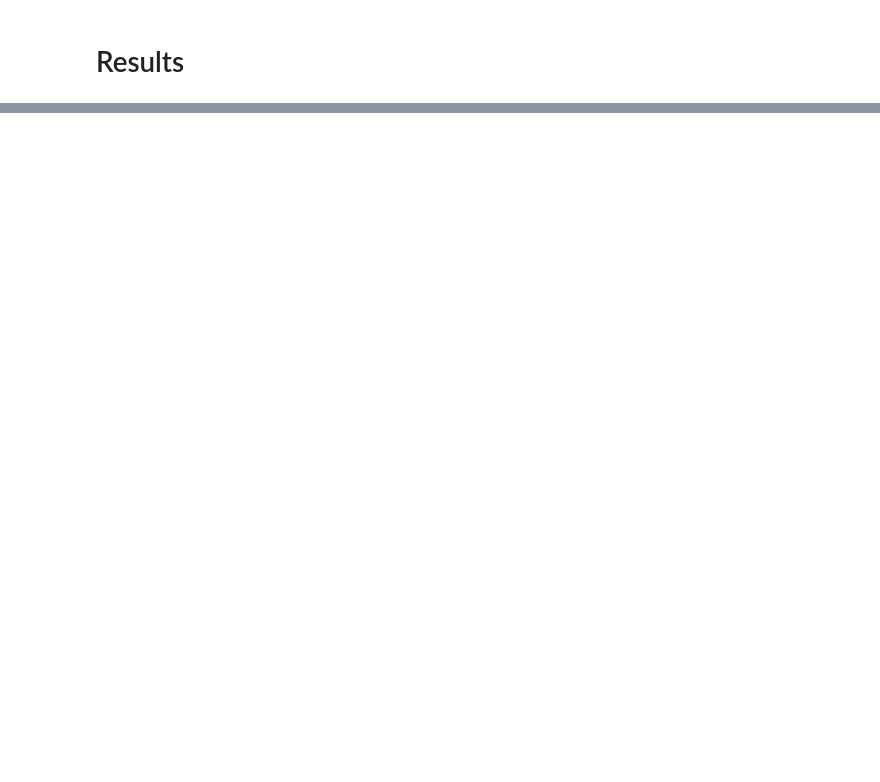
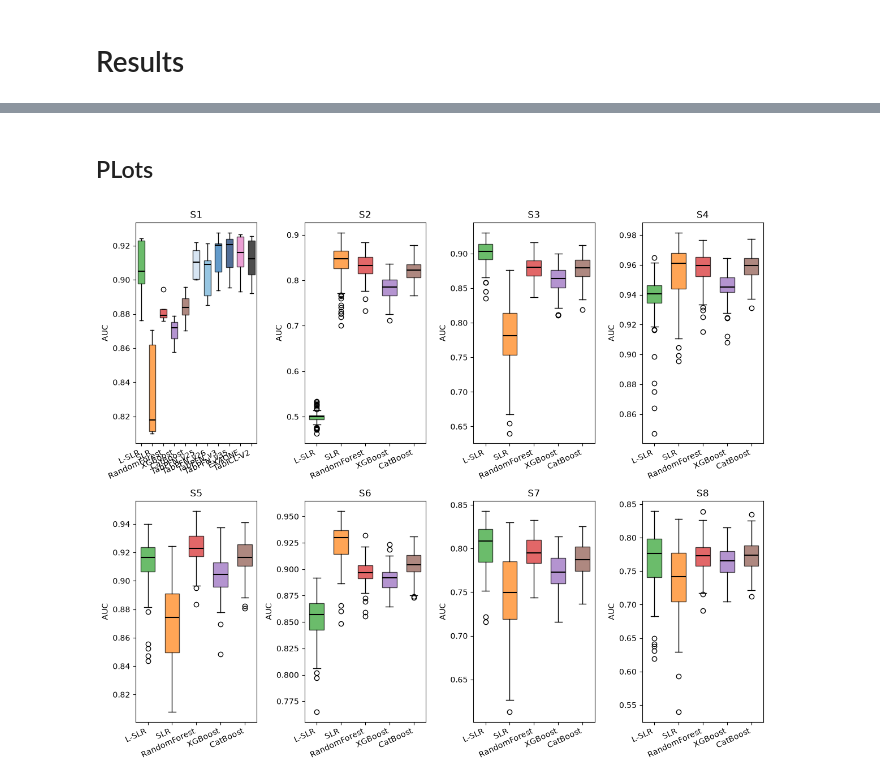
Before and after one commit to ghorbani-alireza/benchmark-tabpfn-medical, a Jupyter notebook: notebooks/run_analysis.ipynb, the cells around one changed output, grey strips where cells are left out. Drawn from its saved outputs; the diff is of its cells as text; code cells hidden in the pictures; blank space fills up the shorter version.

```diff
--- a/notebooks/run_analysis.ipynb
+++ b/notebooks/run_analysis.ipynb
@@ -566,0 +319,31 @@ save_real_data_outputs(errors=errors_df3,
+# %% [markdown]
+## PLots
+# %%
+# PLots
+from src.utils import discover_sim, discover_real, load_fixed, read_labels
+from src.config import SIM_RESULTS_PATH, REAL_RESULTS_PATH, PLOTS_PATH
+from src import (
+    plot_roc_curves_grid, plot_boxplots_grid, plot_boxplots_grid_lands,
+    plot_calibration_grid, plot_brier_vs_auc_grid, plot_runtime_barplot_simple,
+)
+
+base_files = discover_sim(SIM_RESULTS_PATH, 'baseline')
+sens_files = discover_sim(SIM_RESULTS_PATH, 'sensitivity')
+real_files = discover_real(REAL_RESULTS_PATH)
+
+baseline    = load_fixed(base_files)
+sensitivity = load_fixed(sens_files)
+real_data   = load_fixed(real_files)
+
+base_labels = read_labels(base_files)
+sens_labels = read_labels(sens_files)
+real_labels = read_labels(real_files)
+
+base_names = list(baseline.keys())
+sens_names = list(sensitivity.keys())
+real_names = list(real_data.keys())
+# %%
+plot_boxplots_grid_lands(baseline, base_names, labels=base_labels, metric='AUC',
+                         dir=PLOTS_PATH, save_path='auc_box.png')
+# %% [output]
+[figure, added]
```
Also changed, not shown: parts of 25 cells of this notebook, 11 other files.
